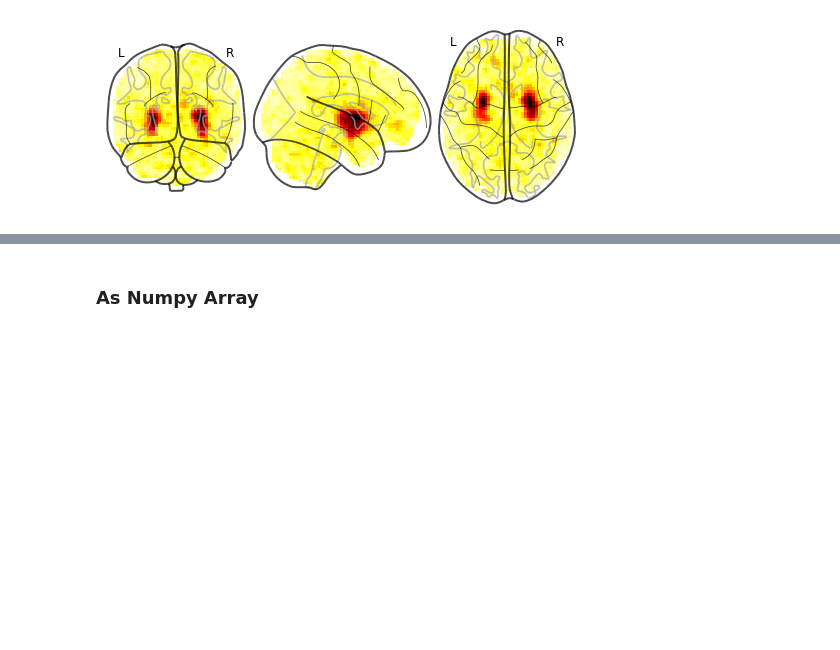
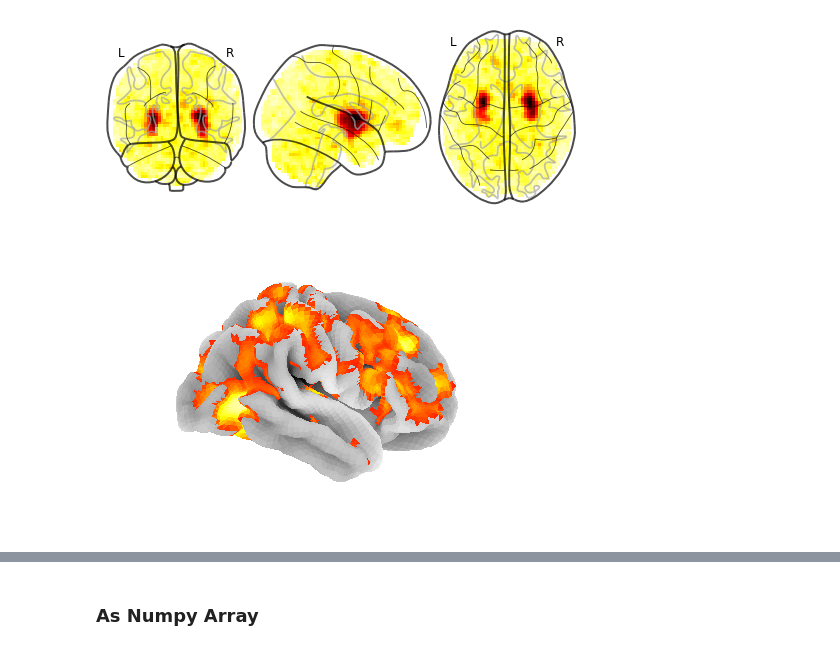
Before and after one commit to Beerend/TReNDS, a Jupyter notebook: notebooks/read_fMRI_image.ipynb, the cells around one changed output, grey strips where cells are left out. Cells and saved outputs as stored; diff of their text form; code cells hidden in the pictures; blank space fills up the shorter version.

Commit message:
3D plots with Nilearn

```diff
--- a/notebooks/read_fMRI_image.ipynb
+++ b/notebooks/read_fMRI_image.ipynb
@@ -43,3 +43,17 @@ for i, img_slice in enumerate(nl.image.iter_img(img)):
 [figure]
 [figure]
 [figure]
+# %%
+# for i, img_slice in enumerate(nl.image.iter_img(img)):
+#     if i==30:
+
+mean_img = nl.image.mean_img(img)
+fsaverage = nl.datasets.fetch_surf_fsaverage()
+texture = nl.surface.vol_to_surf(mean_img, fsaverage.pial_right)
+fig = nlplt.plot_surf_stat_map(fsaverage.pial_right, texture, hemi='right',
+                               view='lateral', colorbar=False,
+                               threshold=.2, bg_map=fsaverage.sulc_right)
+#                                output_file='figures/fMRI_3D_R_10004_mean.png')
+nlplt.show()
+# %% [output]
+[figure, added]
```
Also changed, not shown: parts of 1 cell of this notebook, 21 other files.
